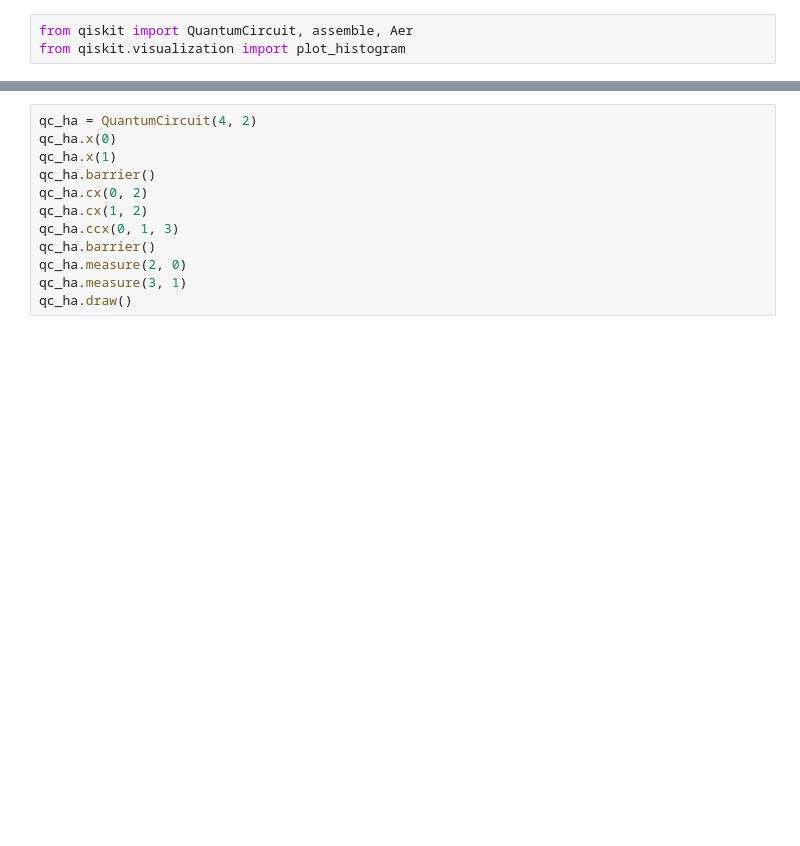
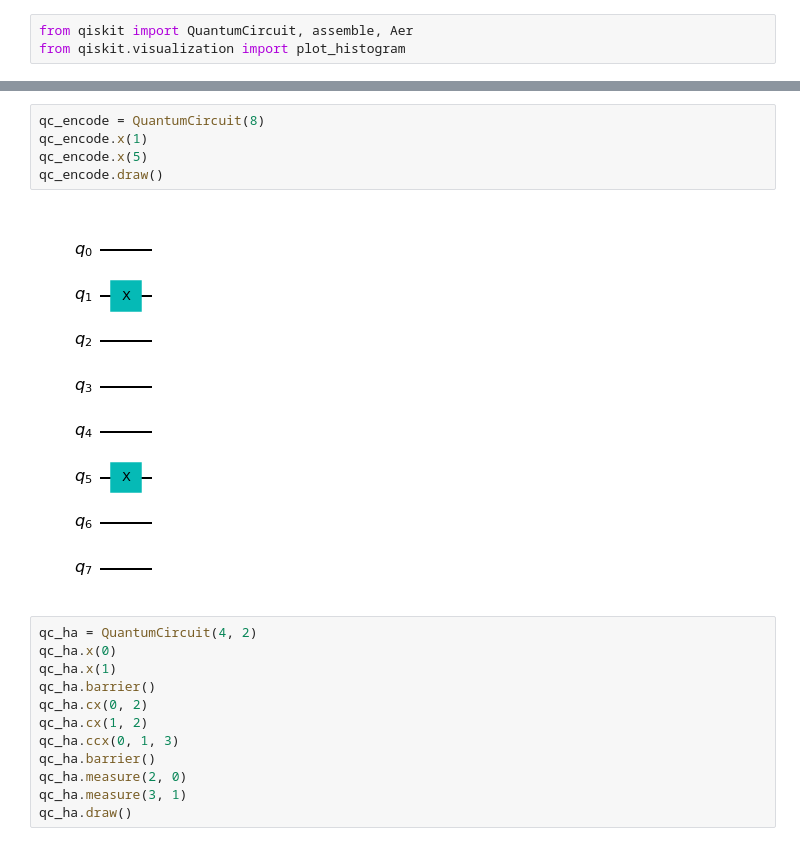
Before and after one commit to kayhide/qiskit-textbook, a Jupyter notebook: 1_2_Atoms.ipynb, the cells around one changed output, grey strips where cells are left out. Cells and saved outputs as stored; diff of their text form; blank space fills up the shorter version.

```diff
--- a/1_2_Atoms.ipynb
+++ b/1_2_Atoms.ipynb
@@ -38,6 +33,13 @@ counts = sim.run(qobj).result().get_counts()
 plot_histogram(counts)
 # %% [output]
 [figure]
+# %%
+qc_encode = QuantumCircuit(8)
+qc_encode.x(1)
+qc_encode.x(5)
+qc_encode.draw()
+# %% [output]
+[figure, added]
 # %%
 qc_ha = QuantumCircuit(4, 2)
 qc_ha.x(0)
```
Also changed, not shown: parts of 8 cells of this notebook.
